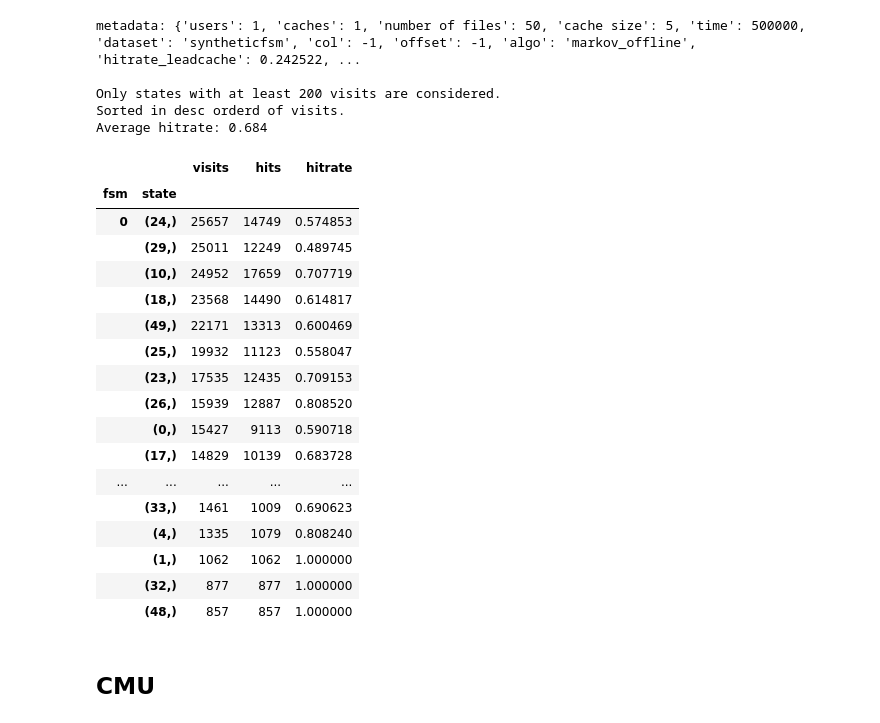
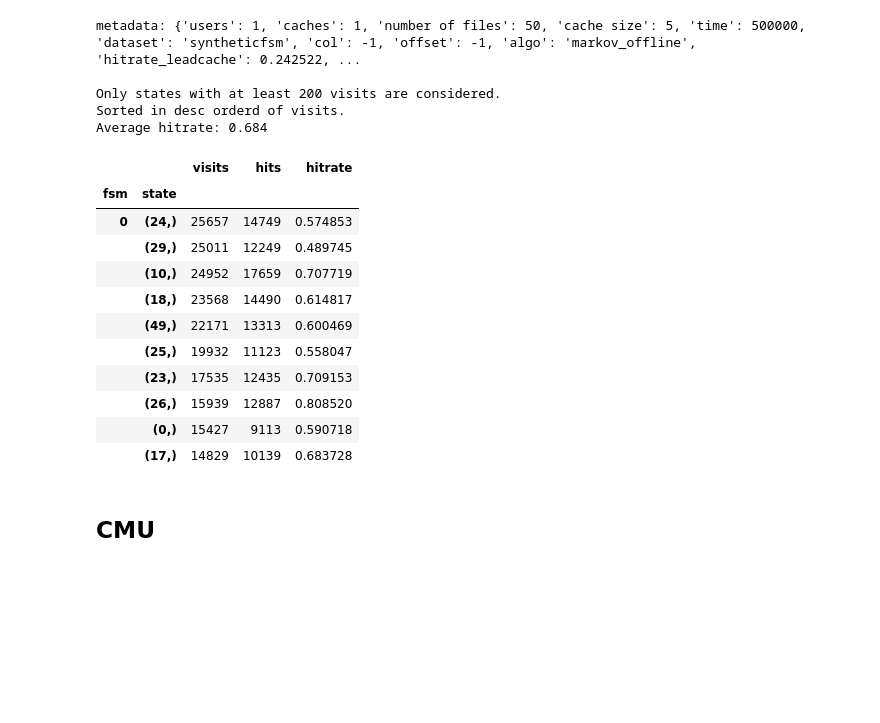
Before and after one commit to AtivJoshi/UniversalCaching, a Jupyter notebook: results.ipynb, the cells around one changed output. Cells and saved outputs as stored; diff of their text form; code cells hidden in the pictures; blank space fills up the shorter version.

```diff
--- a/results.ipynb
+++ b/results.ipynb
@@ -6,4 +8,5 @@ pd.set_option('display.max_rows', None)
 # %%
+# file request at each state is generated uniformly at random
 with pd.HDFStore('data/syntheticfsm/syntheticfsm_col-1_iplc_multifsm_u1_c1_t1000000_d1_f100_04_17_22_04_04.h5') as storage:
     df = storage['df']
     metadata = storage.get_storer('df').attrs.metadata
@@ -20,7 +23,7 @@ with pd.HDFStore('data/syntheticfsm/syntheticfsm_col-1_iplc_multifsm_u1_c1_t1000
     print(f'metadata: {metadata}\n')
     print(f'Only states with at least {cutoff} visits are considered.')
     print(f'Sorted in desc orderd of visits. \nAverage hitrate: {hitrate_filtered:0.3}')
-    df1
+    df1[:10]
 # %% [output]
 metadata: {'users': 1, 'caches': 1, 'number of files': 100, 'cache size': 10, 'time': 1000000, 'dataset': 'syntheticfsm', 'col': -1, 'offset': -1, 'algo': 'iplc', 'hitrate_leadcache': 0.300896, 'hitra ...
 
@@ -48,4 +45,5 @@ Average hitrate: 0.642
 # %%
+# file request at each state is generated uniformly at random
 with pd.HDFStore('data/syntheticfsm/syntheticfsm_col-1_markov_offline_multifsm_u1_c1_t1000000_d1_f100_04_17_21_24_20.h5') as storage:
     df = storage['df']
     metadata = storage.get_storer('df').attrs.metadata
@@ -62,7 +60,7 @@ with pd.HDFStore('data/syntheticfsm/syntheticfsm_col-1_markov_offline_multifsm_u
     print(f'metadata: {metadata}\n')
     print(f'Only states with at least {cutoff} visits are considered.')
     print(f'Sorted in desc orderd of visits. \nAverage hitrate: {hitrate_filtered:0.3}')
-    df1
+    df1[:10]
 # %% [output]
 metadata: {'users': 1, 'caches': 1, 'number of files': 100, 'cache size': 10, 'time': 1000000, 'dataset': 'syntheticfsm', 'col': -1, 'offset': -1, 'algo': 'markov_offline', 'hitrate_leadcache': 0.3008 ...
 
@@ -90,4 +82,5 @@ Average hitrate: 0.786
 # %%
+# file request at each state is generated using the probability vector [0.5,0.25,0.125,0.0625,0.0625]
 with pd.HDFStore('data/syntheticfsm/syntheticfsm_col-1_iplc_multifsm_u1_c1_t500000_d1_f50_04_18_01_30_58.h5') as storage:
     df = storage['df']
     metadata = storage.get_storer('df').attrs.metadata
@@ -104,7 +97,7 @@ with pd.HDFStore('data/syntheticfsm/syntheticfsm_col-1_iplc_multifsm_u1_c1_t5000
     print(f'metadata: {metadata}\n')
     print(f'Only states with at least {cutoff} visits are considered.')
     print(f'Sorted in desc orderd of visits. \nAverage hitrate: {hitrate_filtered:0.3}')
-    df1
+    df1[:10]
 # %% [output]
 metadata: {'users': 1, 'caches': 1, 'number of files': 50, 'cache size': 5, 'time': 500000, 'dataset': 'syntheticfsm', 'col': -1, 'offset': -1, 'algo': 'iplc', 'hitrate_leadcache': 0.242522, 'hitrate' ...
 
@@ -132,4 +119,5 @@ Average hitrate: 0.571
 # %%
+# file request at each state is generated using the probability vector [0.5,0.25,0.125,0.0625,0.0625]
 with pd.HDFStore('data/syntheticfsm/syntheticfsm_col-1_markov_offline_multifsm_u1_c1_t500000_d1_f50_04_18_01_15_54.h5') as storage:
     df = storage['df']
     metadata = storage.get_storer('df').attrs.metadata
@@ -137,40 +125,34 @@ with pd.HDFStore('data/syntheticfsm/syntheticfsm_col-1_markov_offline_multifsm_u
     # _=metadata.pop('col')
     # storage.get_storer('df').attrs.metadata=metadata
     _ = metadata.pop('network_graph')
 
     cutoff=200
     df1 = df.drop(df[df['visits'] < cutoff].index)
     hitrate_filtered=df1['hits'].sum()/df1['visits'].sum()
     df1.sort_values(by=['fsm','visits'], inplace=True, ascending=[True,False])
 
     print(f'metadata: {metadata}\n')
     print(f'Only states with at least {cutoff} visits are considered.')
     print(f'Sorted in desc orderd of visits. \nAverage hitrate: {hitrate_filtered:0.3}')
-    df1
+    df1[:10]
 # %% [output]
 metadata: {'users': 1, 'caches': 1, 'number of files': 50, 'cache size': 5, 'time': 500000, 'dataset': 'syntheticfsm', 'col': -1, 'offset': -1, 'algo': 'markov_offline', 'hitrate_leadcache': 0.242522, ...
 
 Only states with at least 200 visits are considered.
 Sorted in desc orderd of visits.
 Average hitrate: 0.684
 |  |  | visits | hits | hitrate |
 | fsm | state |  |  |  |
 | 0 | (24,) | 25657 | 14749 | 0.574853 |
 |  | (29,) | 25011 | 12249 | 0.489745 |
 |  | (10,) | 24952 | 17659 | 0.707719 |
 |  | (18,) | 23568 | 14490 | 0.614817 |
 |  | (49,) | 22171 | 13313 | 0.600469 |
 |  | (25,) | 19932 | 11123 | 0.558047 |
 |  | (23,) | 17535 | 12435 | 0.709153 |
 |  | (26,) | 15939 | 12887 | 0.808520 |
 |  | (0,) | 15427 | 9113 | 0.590718 |
 |  | (17,) | 14829 | 10139 | 0.683728 |
-| ... | ... | ... | ... | ... |
-|  | (33,) | 1461 | 1009 | 0.690623 |
-|  | (4,) | 1335 | 1079 | 0.808240 |
-|  | (1,) | 1062 | 1062 | 1.000000 |
-|  | (32,) | 877 | 877 | 1.000000 |
-|  | (48,) | 857 | 857 | 1.000000 |
 # %% [markdown]
 ## CMU
 # %%
```
Also changed, not shown: parts of 4 cells of this notebook, 1 other file.
